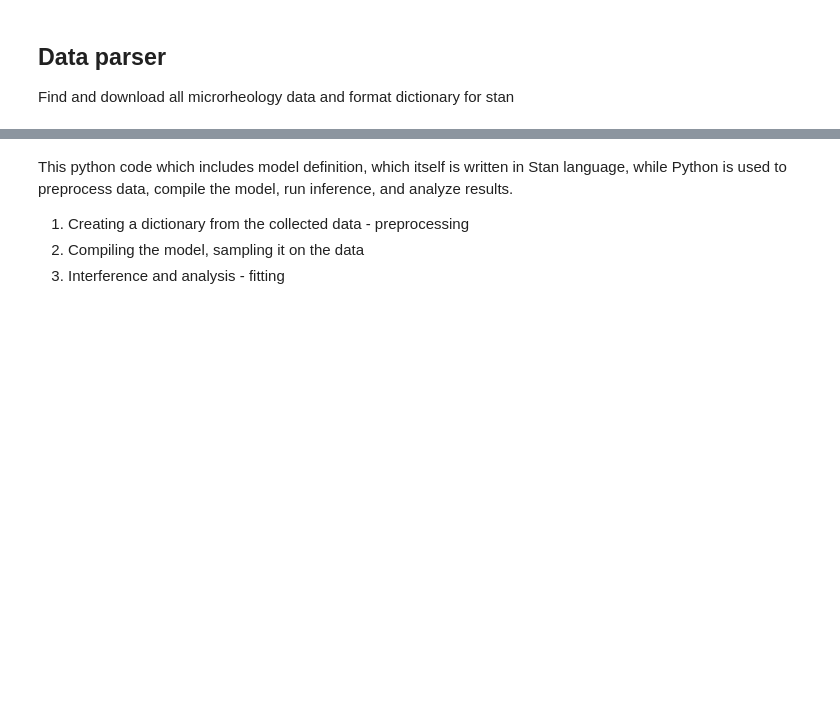
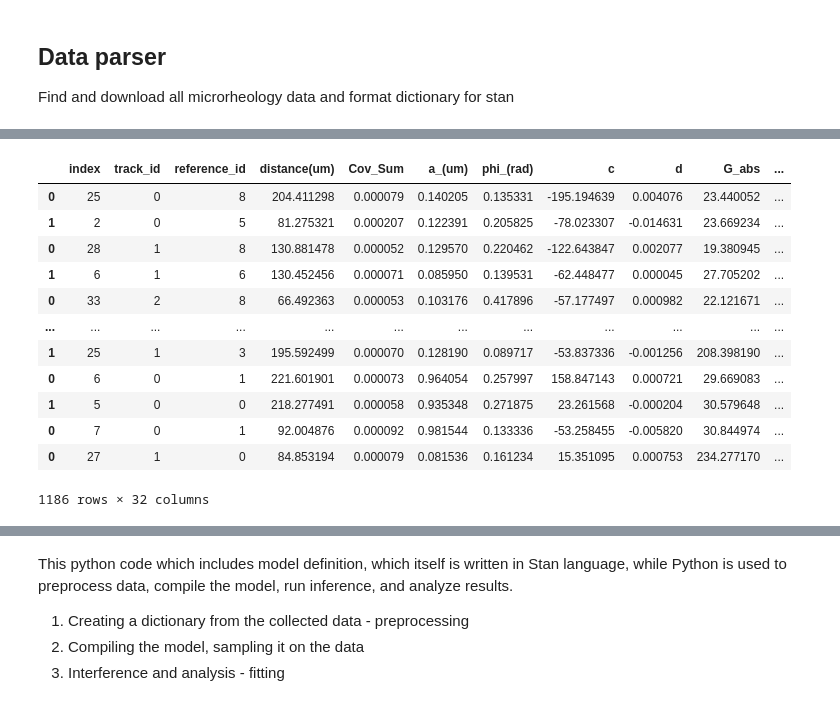
Before and after one commit to ArttuD/InstruProject, a Jupyter notebook: microrheology/microrheology_manager.ipynb, the cells around one changed output, grey strips where cells are left out. Cells and saved outputs as stored; diff of their text form; code cells hidden in the pictures; blank space fills up the shorter version.

```diff
--- a/microrheology/microrheology_manager.ipynb
+++ b/microrheology/microrheology_manager.ipynb
@@ -14,3 +23,41 @@ import glob
 ## Data parser
 
 Find and download all microrheology data and format dictionary for stan
+# %%
+paths = glob.glob("H:/instru_projects/rheology/microrheology/paper_*/Alg*/*/results/*_ref_*.csv")
+
+
+df_micro = []
+
+for i in range(len(paths)):
+
+    current = paths[i]
+    df_tmp = pd.read_csv(current)
+
+    parts = current.split("\\")[2].split("_")
+    parts_2 = current.split("\\")[3].split("_")
+    parts_3 = current.split("\\")[1].split("_")
+
+    df_tmp["material"] = parts_3[1]
+    df_tmp["day"] = parts_2[0]
+    df_tmp["size"] = int(parts_2[1][:-2])
+    df_tmp["coating"] = parts_2[2]
+    df_tmp["type"] = current.split("\\")[2]
+
+    df_tmp["G_mean"] = np.abs(df_tmp["G_abs"].values - 200)
+
+    dfs = []
+    for tags, j in df_tmp.groupby(['type','day','holder','location','track_id']):
+
+        dfs.append(j.sort_values(by='G_mean', ascending=False).iloc[:2, :].reset_index())
+
+        if j.shape[0] == 1:
+            print(j)
+
+    df_tmp = pd.concat(dfs)
+
+
+
+    df_micro.append(df_tmp)
+
+df_micro = pd.concat(df_micro)
@@ -16,0 +82,16 @@ Find and download all microrheology data and format dictionary for stan
+# %%
+df_micro
+# %% [output]
+|  | index | track_id | reference_id | distance(um) | Cov_Sum | a_(um) | phi_(rad) | c | d | G_abs | ... |
+| 0 | 25 | 0 | 8 | 204.411298 | 0.000079 | 0.140205 | 0.135331 | -195.194639 | 0.004076 | 23.440052 | ... |
+| 1 | 2 | 0 | 5 | 81.275321 | 0.000207 | 0.122391 | 0.205825 | -78.023307 | -0.014631 | 23.669234 | ... |
+| 0 | 28 | 1 | 8 | 130.881478 | 0.000052 | 0.129570 | 0.220462 | -122.643847 | 0.002077 | 19.380945 | ... |
+| 1 | 6 | 1 | 6 | 130.452456 | 0.000071 | 0.085950 | 0.139531 | -62.448477 | 0.000045 | 27.705202 | ... |
+| 0 | 33 | 2 | 8 | 66.492363 | 0.000053 | 0.103176 | 0.417896 | -57.177497 | 0.000982 | 22.121671 | ... |
+| ... | ... | ... | ... | ... | ... | ... | ... | ... | ... | ... | ... |
+| 1 | 25 | 1 | 3 | 195.592499 | 0.000070 | 0.128190 | 0.089717 | -53.837336 | -0.001256 | 208.398190 | ... |
+| 0 | 6 | 0 | 1 | 221.601901 | 0.000073 | 0.964054 | 0.257997 | 158.847143 | 0.000721 | 29.669083 | ... |
+| 1 | 5 | 0 | 0 | 218.277491 | 0.000058 | 0.935348 | 0.271875 | 23.261568 | -0.000204 | 30.579648 | ... |
+| 0 | 7 | 0 | 1 | 92.004876 | 0.000092 | 0.981544 | 0.133336 | -53.258455 | -0.005820 | 30.844974 | ... |
+| 0 | 27 | 1 | 0 | 84.853194 | 0.000079 | 0.081536 | 0.161234 | 15.351095 | 0.000753 | 234.277170 | ... |
+1186 rows × 32 columns
```
Also changed, not shown: parts of 19 cells of this notebook, 1 other file.
